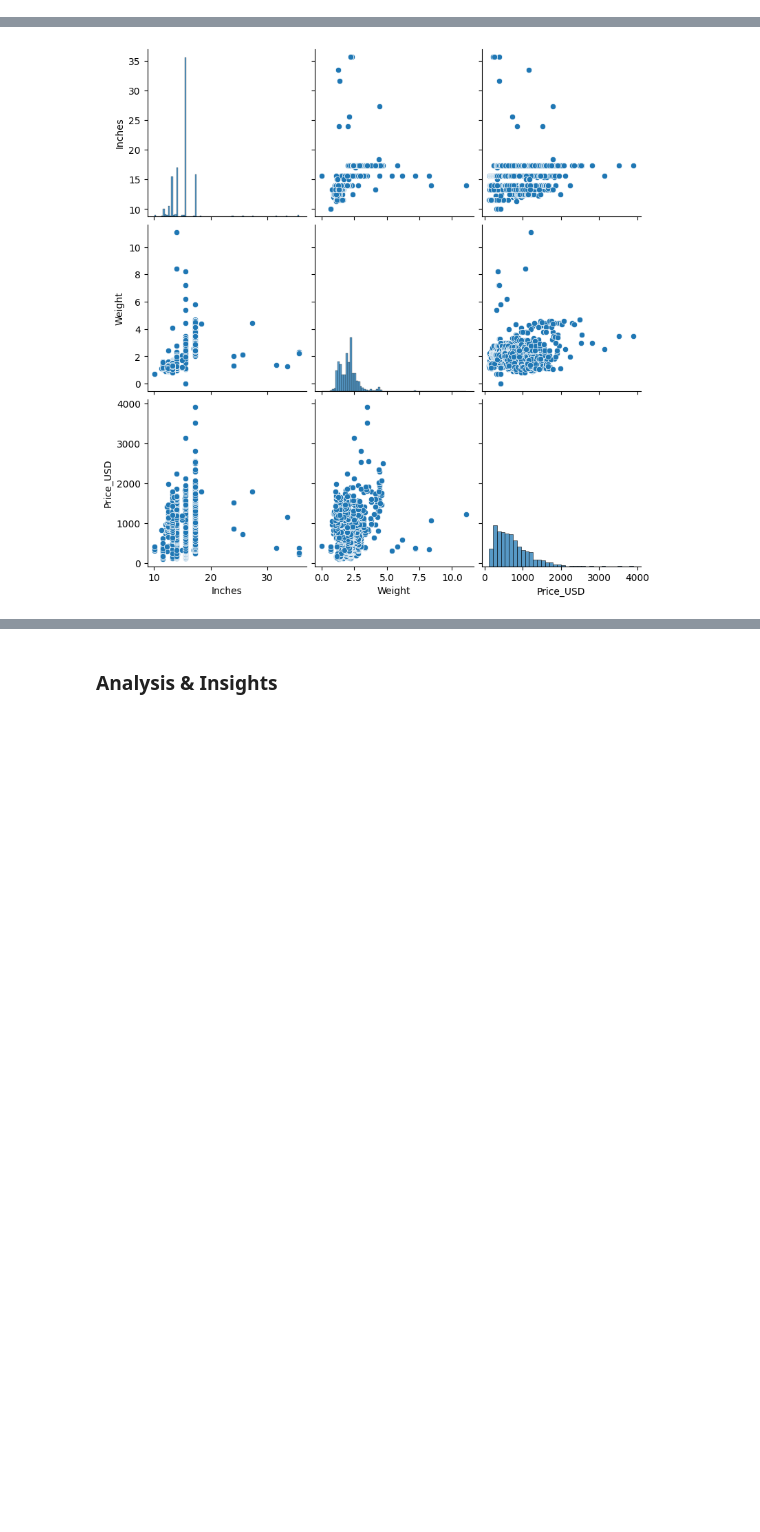
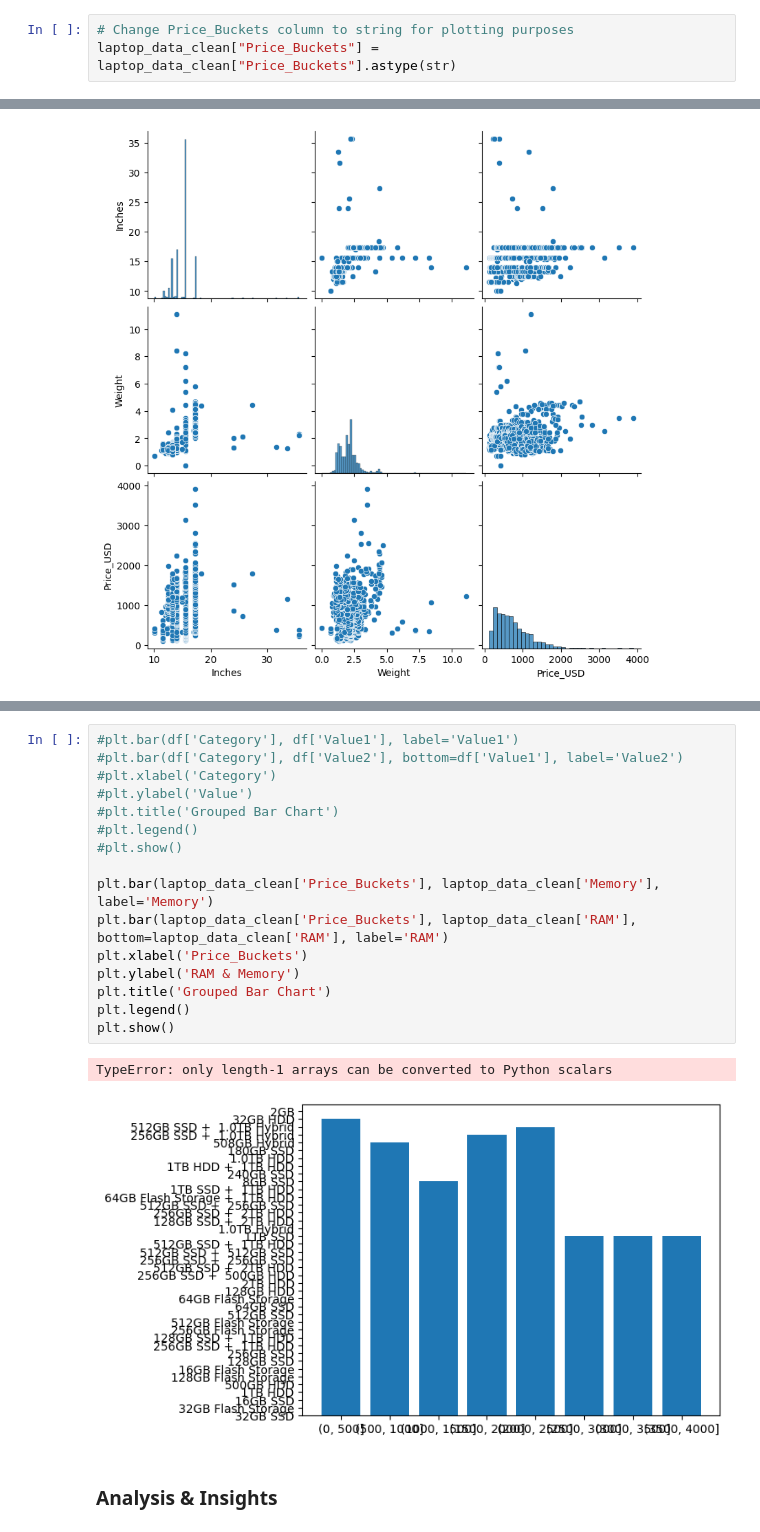
Before and after one commit to rkynhoff/CodeLouisville_Data_M2_Project, a Jupyter notebook: MiniProject_V2.ipynb, the cells around one changed output, grey strips where cells are left out. Drawn from its saved outputs; the diff is of its cells as text; blank space fills up the shorter version.

Commit message:
Attempts to plot RAM & Memory against Price_Buckets = FAIL

```diff
--- a/MiniProject_V2.ipynb
+++ b/MiniProject_V2.ipynb
@@ -429,3 +429,6 @@ laptop_data_clean
 | 1239 | Xiaomi | Notebook | 15.6 | IPS Panel Full HD 1920x1080 | Intel Core i5 8250U 1.6GHz | 8GB | 256GB SSD | Nvidia GeForce MX150 | No OS | 1.95 | ... |
 | 1240 | Xiaomi | Notebook | 15.6 | IPS Panel Full HD 1920x1080 | Intel Core i7 8550U 1.8GHz | 16GB | 256GB SSD | Nvidia GeForce MX150 | No OS | 1.95 | ... |
 1241 rows × 12 columns
+# %%
+# Change Price_Buckets column to string for plotting purposes
+laptop_data_clean["Price_Buckets"] = laptop_data_clean["Price_Buckets"].astype(str)
@@ -525,3 +616,22 @@ sns.pairplot(laptop_data_clean, height=2.75)
+# %%
+#plt.bar(df['Category'], df['Value1'], label='Value1')
+#plt.bar(df['Category'], df['Value2'], bottom=df['Value1'], label='Value2')
+#plt.xlabel('Category')
+#plt.ylabel('Value')
+#plt.title('Grouped Bar Chart')
+#plt.legend()
+#plt.show()
+
+plt.bar(laptop_data_clean['Price_Buckets'], laptop_data_clean['Memory'], label='Memory')
+plt.bar(laptop_data_clean['Price_Buckets'], laptop_data_clean['RAM'], bottom=laptop_data_clean['RAM'], label='RAM')
+plt.xlabel('Price_Buckets')
+plt.ylabel('RAM & Memory')
+plt.title('Grouped Bar Chart')
+plt.legend()
+plt.show()
+# %% [output]
+TypeError: only length-1 arrays can be converted to Python scalars
+[figure, added]
 # %% [markdown]
 ### **Analysis & Insights**
 # %% [markdown]
```
Also changed, not shown: parts of 6 cells of this notebook.
